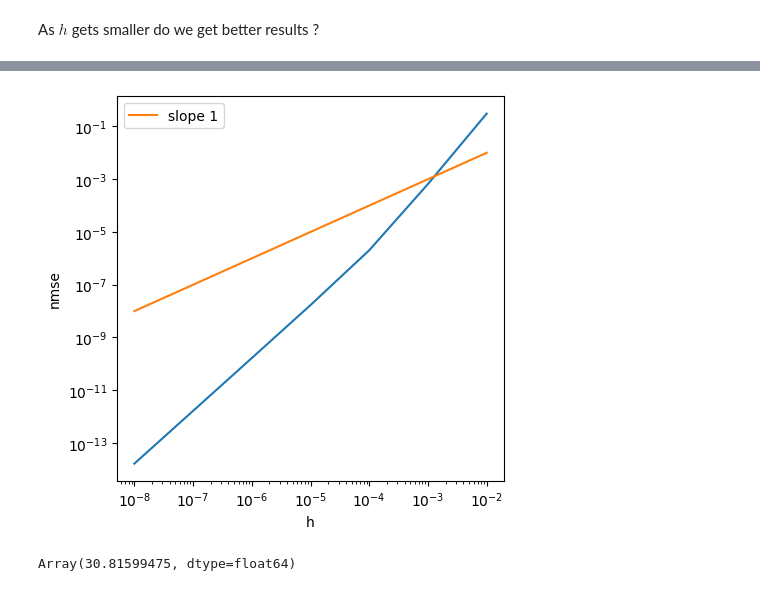
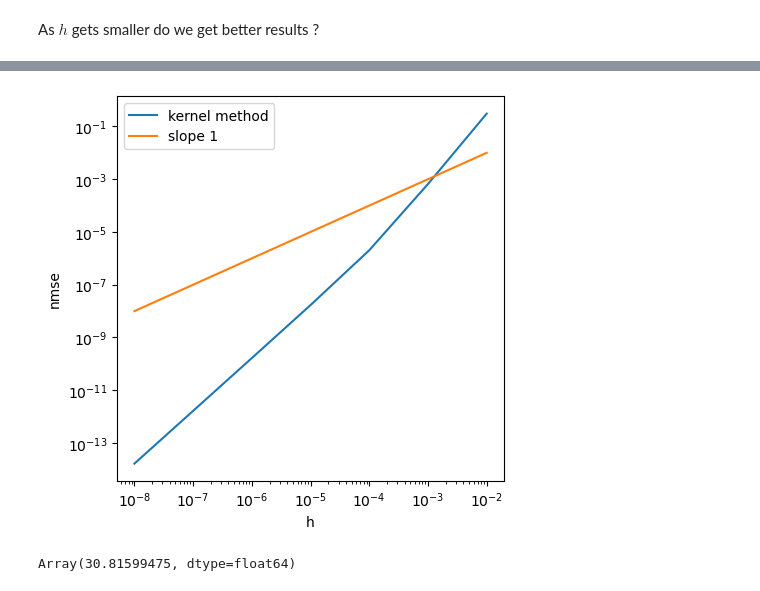
Before and after one commit to jfelipeosorio/kinetick, a Jupyter notebook: pdes/fokkerplanck_2d.ipynb, the cells around one changed output, grey strips where cells are left out. Drawn from its saved outputs; the diff is of its cells as text; code cells hidden in the pictures.

```diff
--- a/pdes/fokkerplanck_2d.ipynb
+++ b/pdes/fokkerplanck_2d.ipynb
@@ -180,7 +182,7 @@ def divergence_k(k,index):
     return divk
 
 
-h = 1e-4
+h = 1e-2
 def phi_omega(k,index):
     return get_subs(eval_k(k,index),
                    get_mult(get_const(h),
@@ -261,7 +259,7 @@ NMSE: 0.0
 # %% [markdown]
 ## Multiple steps
 # %%
-T = 0.5
+T = 0.2
 previous = fp_2d_sol(0.1,pairs_int)
 steps = int((T-0.1)//h)
 print('final time:', 0.1 + steps*h)
@@ -348,12 +348,12 @@ errors
 # %%
-plt.loglog(h_s,errors)
+plt.loglog(h_s,errors,label ='kernel method')
 plt.loglog(h_s,h_s, label='slope 1')
 plt.xlabel('h')
 plt.ylabel('nmse')
 plt.legend()
 plt.show()
 # %% [output]
-[figure, old version]
+[figure, new version]
 # %%
 slope, ycut = jnp.polyfit(jnp.array(h_s),jnp.array(errors), deg=1)
 # %%
```
Also changed, not shown: parts of 11 cells of this notebook.
